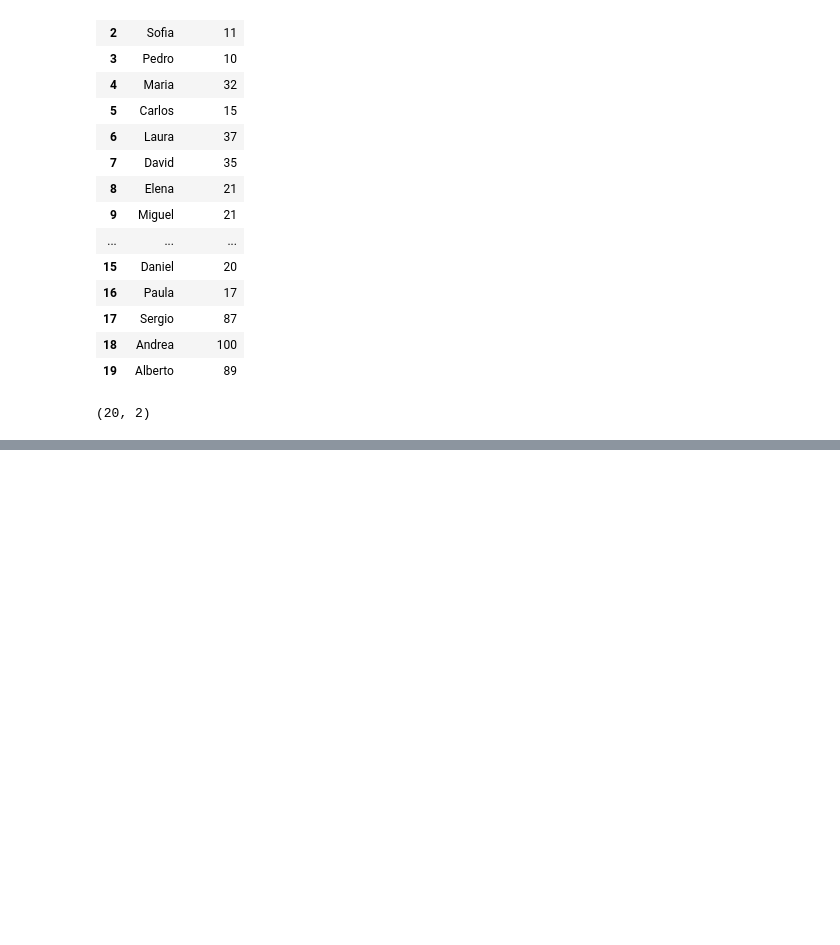
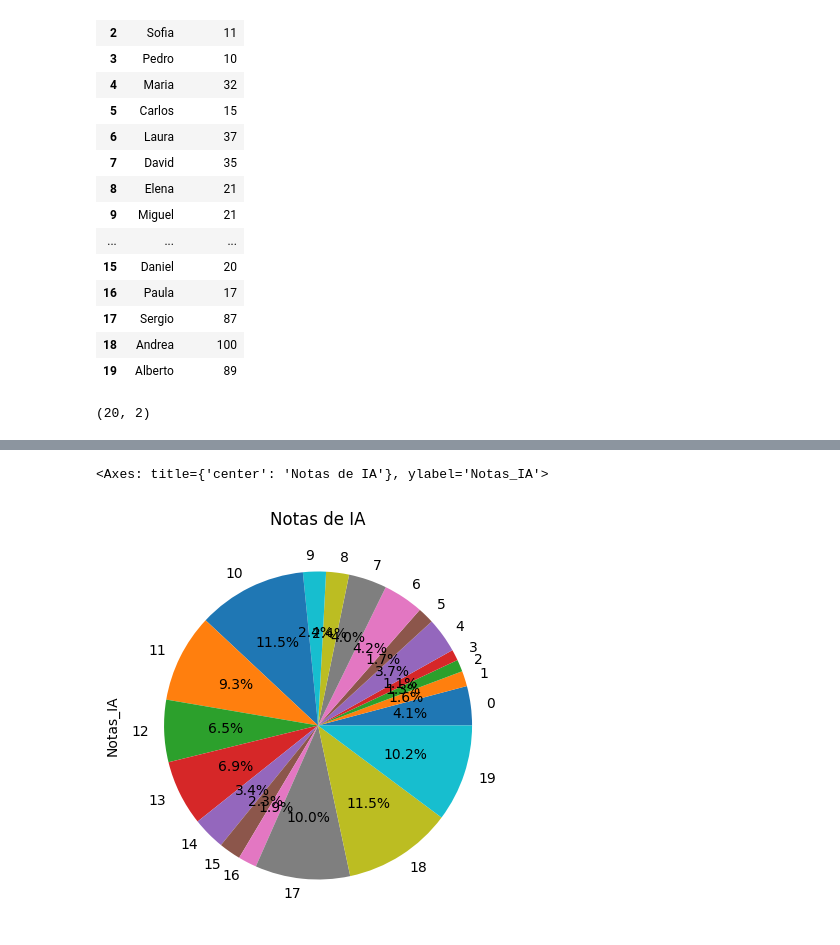
Before and after one commit to amgito1648/clase-inteligencia-artificial, a Jupyter notebook: EDA.ipynb, the cells around one changed output, grey strips where cells are left out. Saved outputs shown, nothing was run; the diff lists cells and outputs as text; code cells hidden in the pictures; blank space fills up the shorter version.

```diff
--- a/EDA.ipynb
+++ b/EDA.ipynb
@@ -151,0 +186,5 @@ alumnos.shape
+# %%
+alumnos.Notas_IA.plot(kind="pie",title="Notas de IA", figsize=(5,5),autopct="%1.1f%%")
+# %% [output]
+<Axes: title={'center': 'Notas de IA'}, ylabel='Notas_IA'>
+[figure, added]
```
Also changed, not shown: parts of 8 cells of this notebook.
